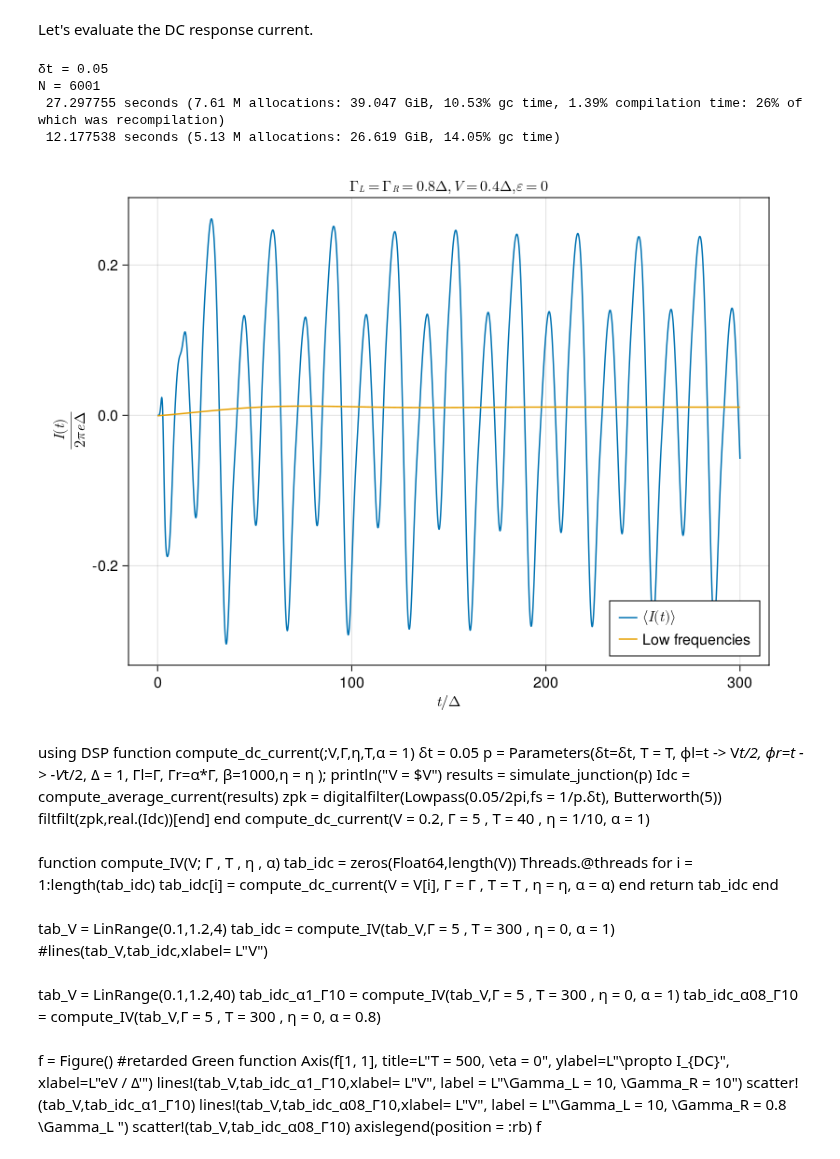
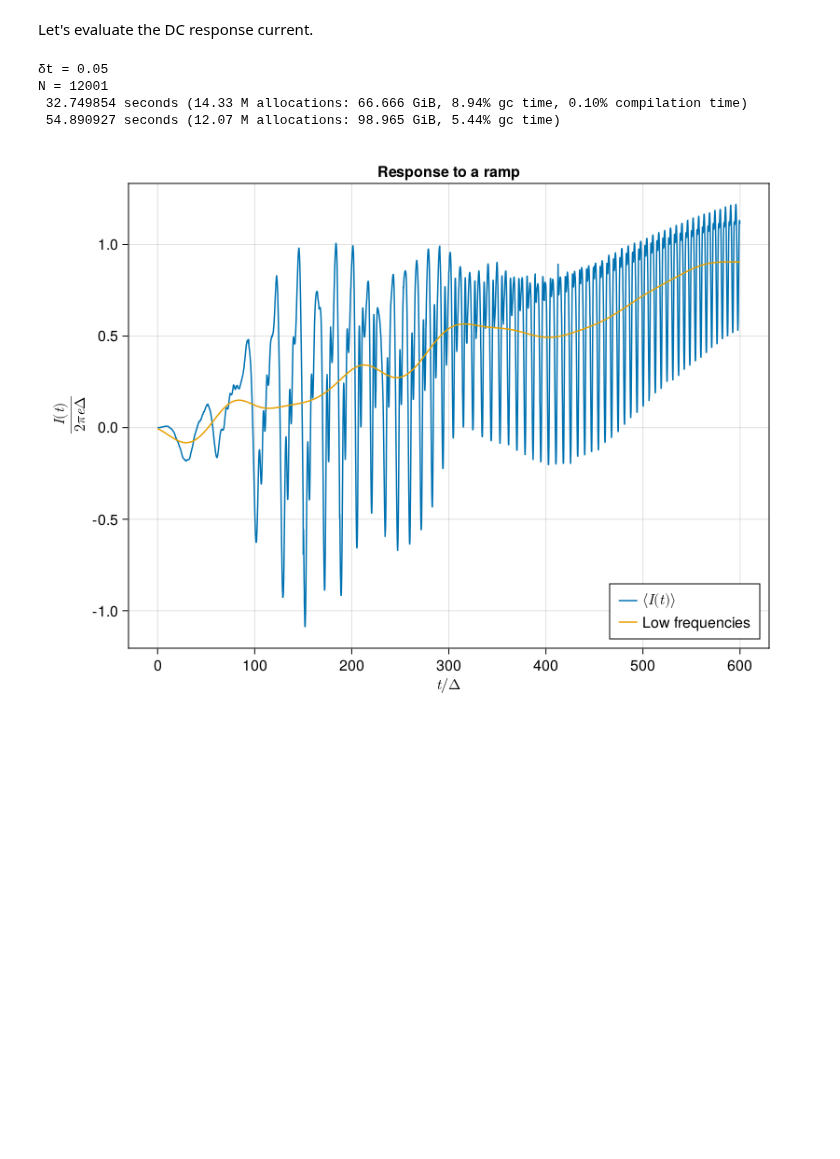
Before and after one commit to BaptisteLamic/NonEquilibriumGreenFunction.jl, a Jupyter notebook: examples/SQDS_junction.ipynb, the cells around one changed output. Drawn from its saved outputs; the diff is of its cells as text; code cells hidden in the pictures; blank space fills up the shorter version.

Commit message:
Replace the SQDS example by the response to ramp

```diff
--- a/examples/SQDS_junction.ipynb
+++ b/examples/SQDS_junction.ipynb
@@ -346,70 +346,31 @@ plotranks( matrix(results[:G_K]) )
 # %% [markdown]
 Let's evaluate the DC response current.
 # %%
-V = 0.4
-Γ = 0.8
+V = 1.2
+Γ = 5
 δt = 0.05
-Tmax = 300
+Tmax = 600
 @show δt
-Tmax = 300
 δϕ(t) = V/Tmax * t^2/2
-p =  Parameters(δt=δt, T = Tmax, ϕl=t -> δϕ(t)/2, ϕr=t -> -δϕ(t), Δ = 1, Γl=Γ, Γr=Γ, β=1000,η = 0 );
+p =  Parameters(δt=δt, T = Tmax, ϕl=t -> δϕ(t)/2, ϕr=t -> -δϕ(t)/2, Δ = 1, Γl=Γ, Γr=0.5*Γ, β=1000,η = 0 );
 println("N = $( axis(p)|> length)")
 @time results =  simulate_junction(p)
 @time Idc =  compute_average_current(results)
 using DSP
 #We extract the low frequency component.
-zpk = digitalfilter(Lowpass(0.05/2pi,fs = 1/p.δt), Butterworth(5))
+zpk = digitalfilter(Lowpass(0.1/2pi,fs = 1/p.δt), Butterworth(5))
 f = Figure()
     #retarded Green function
-Axis(f[1, 1], title= L"\Gamma_L = \Gamma_R = 0.8 \Delta, V = 0.4 Δ, \varepsilon = 0", xlabel=L" t / Δ", ylabel = L"\frac{I(t)}{2\pi e \Delta}")
+Axis(f[1, 1], title= "Response to a ramp", xlabel=L" t / Δ", ylabel = L"\frac{I(t)}{2\pi e \Delta}")
 lines!( axis(p), real.(Idc), label = L"\left \langle I(t) \right \rangle")
 lines!( axis(p), filtfilt(zpk,real.(Idc)), label = "Low frequencies")
 axislegend(position = :rb)
 save("transient_current_SQDS.svg",f)
 f
 f
 # %% [output]
 δt = 0.05
-N = 6001
- 27.297755 seconds (7.61 M allocations: 39.047 GiB, 10.53% gc time, 1.39% compilation time: 26% of which was recompilation)
- 12.177538 seconds (5.13 M allocations: 26.619 GiB, 14.05% gc time)
+N = 12001
+ 32.749854 seconds (14.33 M allocations: 66.666 GiB, 8.94% gc time, 0.10% compilation time)
+ 54.890927 seconds (12.07 M allocations: 98.965 GiB, 5.44% gc time)
-[figure, old version]
+[figure, new version]
-# %% [markdown]
-using DSP
-function compute_dc_current(;V,Γ,η,T,α = 1)
-    δt = 0.05
-    p =  Parameters(δt=δt, T = T, ϕl=t -> V*t/2, ϕr=t -> -V*t/2, Δ = 1, Γl=Γ, Γr=α*Γ, β=1000,η = η );
-    println("V = $V")
-    results =  simulate_junction(p)
-    Idc =  compute_average_current(results)
-    zpk = digitalfilter(Lowpass(0.05/2pi,fs = 1/p.δt), Butterworth(5))
-    filtfilt(zpk,real.(Idc))[end]
-end
-compute_dc_current(V = 0.2, Γ = 5 , T = 40 , η = 1/10, α = 1)
-# %% [markdown]
-function compute_IV(V; Γ , T  , η , α)
-    tab_idc = zeros(Float64,length(V))
-    Threads.@threads for i = 1:length(tab_idc)
-        tab_idc[i] = compute_dc_current(V = V[i], Γ = Γ , T = T , η = η, α = α)
-    end
-    return tab_idc
-end
-# %% [markdown]
-tab_V = LinRange(0.1,1.2,4)
-tab_idc = compute_IV(tab_V,Γ = 5 , T = 300 , η = 0, α = 1)
-#lines(tab_V,tab_idc,xlabel= L"V")
-# %% [markdown]
-tab_V = LinRange(0.1,1.2,40)
-tab_idc_α1_Γ10 = compute_IV(tab_V,Γ = 5 , T = 300 , η = 0, α = 1)
-tab_idc_α08_Γ10 = compute_IV(tab_V,Γ = 5 , T = 300 , η = 0, α = 0.8)
-# %% [markdown]
-f = Figure()
-    #retarded Green function
-Axis(f[1, 1], title=L"T = 500, \eta = 0", ylabel=L"\propto I_{DC}", xlabel=L"eV  / Δ'")
-lines!(tab_V,tab_idc_α1_Γ10,xlabel= L"V", label = L"\Gamma_L = 10, \Gamma_R  = 10")
-scatter!(tab_V,tab_idc_α1_Γ10)
-lines!(tab_V,tab_idc_α08_Γ10,xlabel= L"V", label = L"\Gamma_L = 10, \Gamma_R = 0.8 \Gamma_L ")
-scatter!(tab_V,tab_idc_α08_Γ10)
-axislegend(position = :rb)
-f
```
